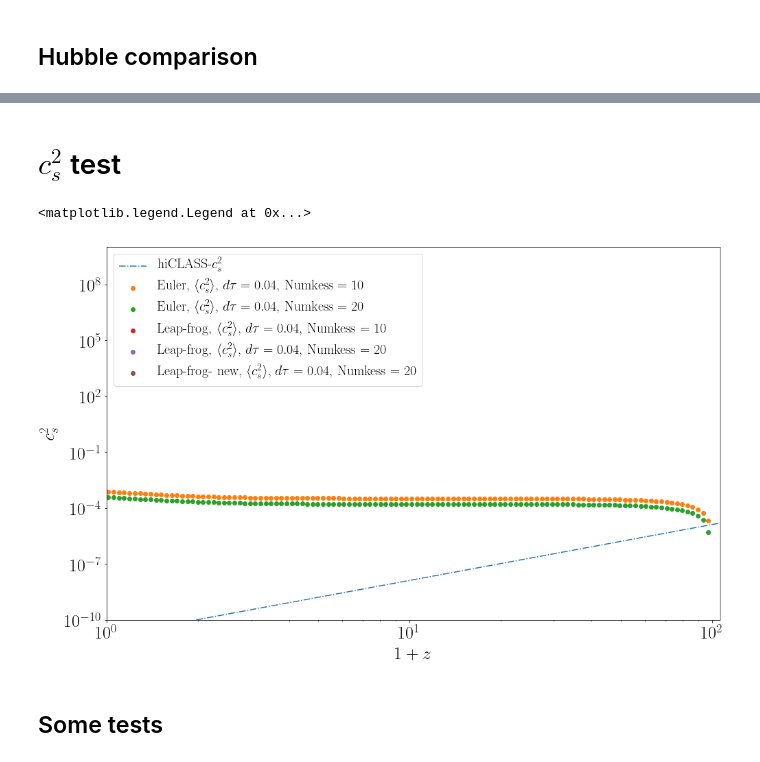
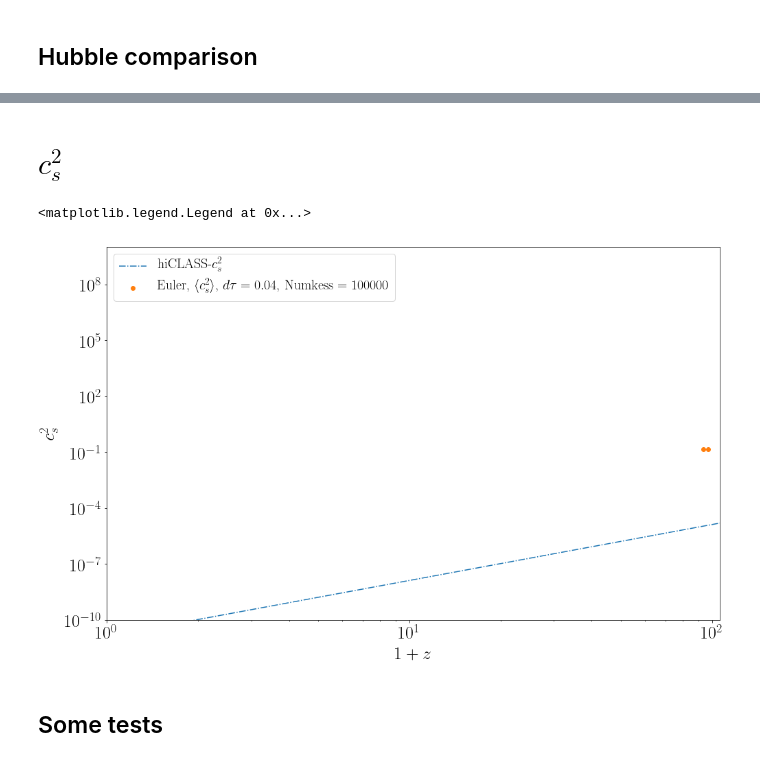
Before and after one commit to FarbodHassani/k-evolution_devel, a Jupyter notebook: Notebooks/kevolution_vs_hiclass.ipynb, the cells around one changed output, grey strips where cells are left out. Cells and saved outputs as stored; diff of their text form; code cells hidden in the pictures.

```diff
--- a/Notebooks/kevolution_vs_hiclass.ipynb
+++ b/Notebooks/kevolution_vs_hiclass.ipynb
@@ -126,7 +98,8 @@ avg_file1 = np.loadtxt(direct1+"/Result_avg.txt")
 avg_file2 = np.loadtxt(direct2+"/Result_avg.txt")
 avg_file3 = np.loadtxt(direct3+"/Result_avg.txt")
 avg_file4 = np.loadtxt(direct4+"/Result_avg.txt")
-avg_file5 = np.loadtxt(direct5+"/Result_avg.txt")
+
+avg_file_out = np.loadtxt(direct5+"/Result_avg.txt")
 
 class_file = np.loadtxt("./../../hi_class_pub_devel/output/kessence_power00_background.dat")
 
@@ -251,5 +175,5 @@ plt.legend(fontsize=20)
 # %% [markdown]
-#  $c_s^2$ test
+#  $c_s^2$
 # %%
 #####################
 phi_smg = interp1d(class_file[:,0], class_file[:,28])
@@ -279,39 +203,39 @@ font = {'family' : 'normal',
         'size'   : text_size}
 plt.rc('font', **font)
 
 
 # plt.plot(1+class_file[:,0],class_file[:,26],"o",label=r"CLASS-$c_s^2$")
 a = 1./(1+class_file[:,0])
 X = class_file[:,29]**2/(2.0 * a**2)
 P =  p(class_file[:,0]);
 dKdX = (rho(class_file[:,0]) + p(class_file[:,0]))/(2.0 * X)
 cs2_hiclass = cs2(class_file[:,0]);
 plt.plot(1+class_file[:,0],cs2_hiclass,"-.",label=r"hiCLASS-$c_s^2$")
 
 
 # plt.plot(1+class_file_test[:,0],class_file_test[:,24],"-.",label=r"hiCLASS-test-$X$")
 
 # plt.plot(1+class_file[:,0],np.abs(P),"o",label=r"hiCLASS-$X - ours$")
 
 
-plt.plot(1+avg_file1[:,0],np.abs(avg_file1[:,5]),"o",label=r"Euler, $\langle c_s^2 \rangle$, $d\tau = 0.04$, Numkess = 10")
-plt.plot(1+avg_file2[:,0],np.abs(avg_file2[:,5]),"o",label=r"Euler, $\langle c_s^2 \rangle$, $d\tau = 0.04$, Numkess = 20")
-plt.plot(1+avg_file3[:,0],np.abs(avg_file3[:,5]),"o",label=r"Leap-frog, $\langle c_s^2 \rangle$, $d\tau = 0.04$, Numkess = 10")
-plt.plot(1+avg_file4[:,0],np.abs(avg_file4[:,5]),"o",label=r"Leap-frog, $\langle c_s^2 \rangle$, $d\tau = 0.04$, Numkess = 20")
-plt.plot(1+avg_file5[:,0],np.abs(avg_file5[:,5]),"o",label=r"Leap-frog- new, $\langle c_s^2 \rangle$, $d\tau = 0.04$, Numkess = 20")
+# plt.plot(1+avg_file1[:,0],np.abs(avg_file1[:,5]),"o",label=r"Euler, $\langle c_s^2 \rangle$, $d\tau = 0.04$, Numkess = 10")
+# plt.plot(1+avg_file2[:,0],np.abs(avg_file2[:,5]),"o",label=r"Euler, $\langle c_s^2 \rangle$, $d\tau = 0.04$, Numkess = 20")
+# plt.plot(1+avg_file3[:,0],np.abs(avg_file3[:,5]),"o",label=r"Leap-frog, $\langle c_s^2 \rangle$, $d\tau = 0.04$, Numkess = 10")
+# plt.plot(1+avg_file4[:,0],np.abs(avg_file4[:,5]),"o",label=r"Leap-frog, $\langle c_s^2 \rangle$, $d\tau = 0.04$, Numkess = 20")
+plt.plot(1+avg_file_out[:,0],np.abs(avg_file_out[:,5]),"o",label=r"Euler, $\langle c_s^2 \rangle$, $d\tau = 0.04$, Numkess = 100000")
 
 
 
 plt.ylabel(r"$c_s^2$")
 plt.xlabel(r"$1+z$")
 plt.xlim(1, 106 )
 plt.ylim(1.e-10, 1.e10)
 plt.yscale('log')
 plt.xscale('log')
 plt.legend(fontsize=20)
 # %% [output]
 <matplotlib.legend.Legend at 0x...>
-[figure, old version]
+[figure, new version]
 # %%
 # #####################
 # phi_smg = interp1d(class_file[:,0], class_file[:,28])
```
Also changed, not shown: parts of 21 cells of this notebook, 6 other files.
